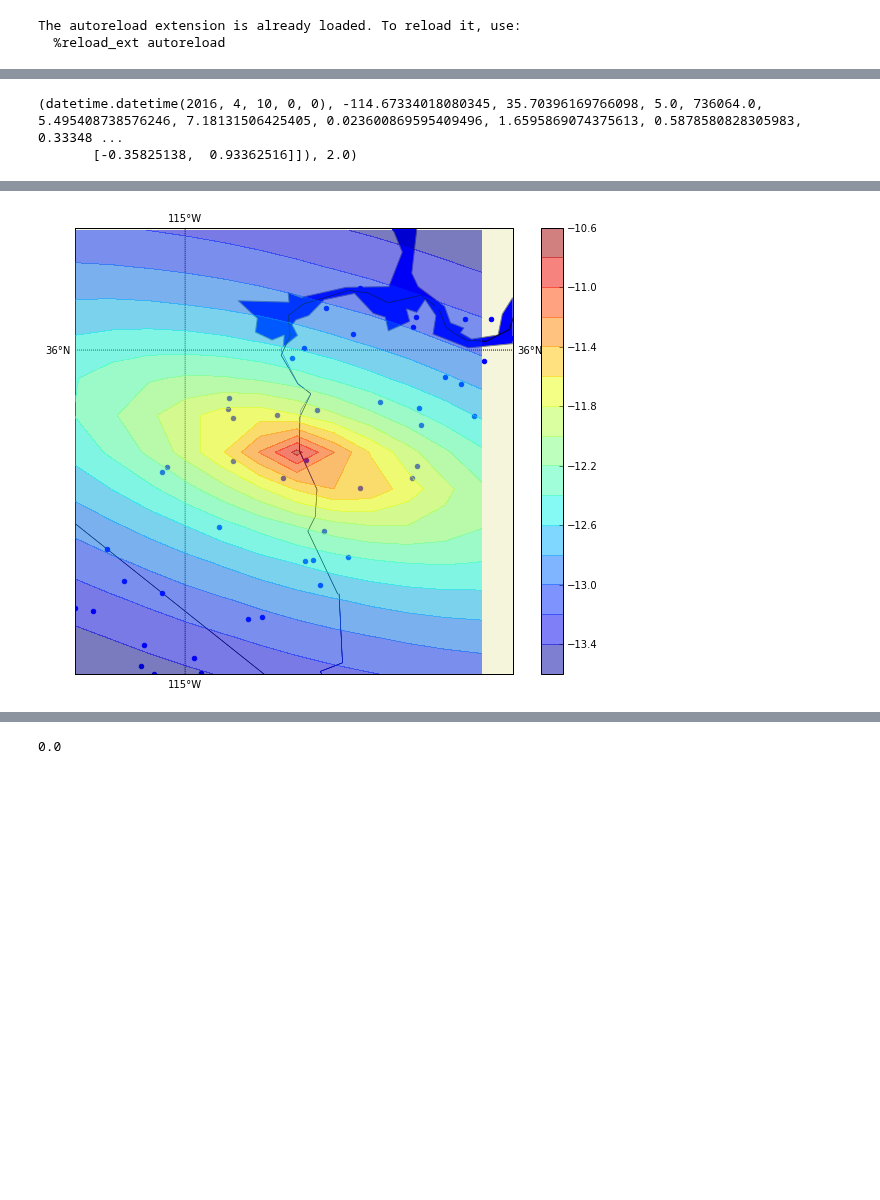
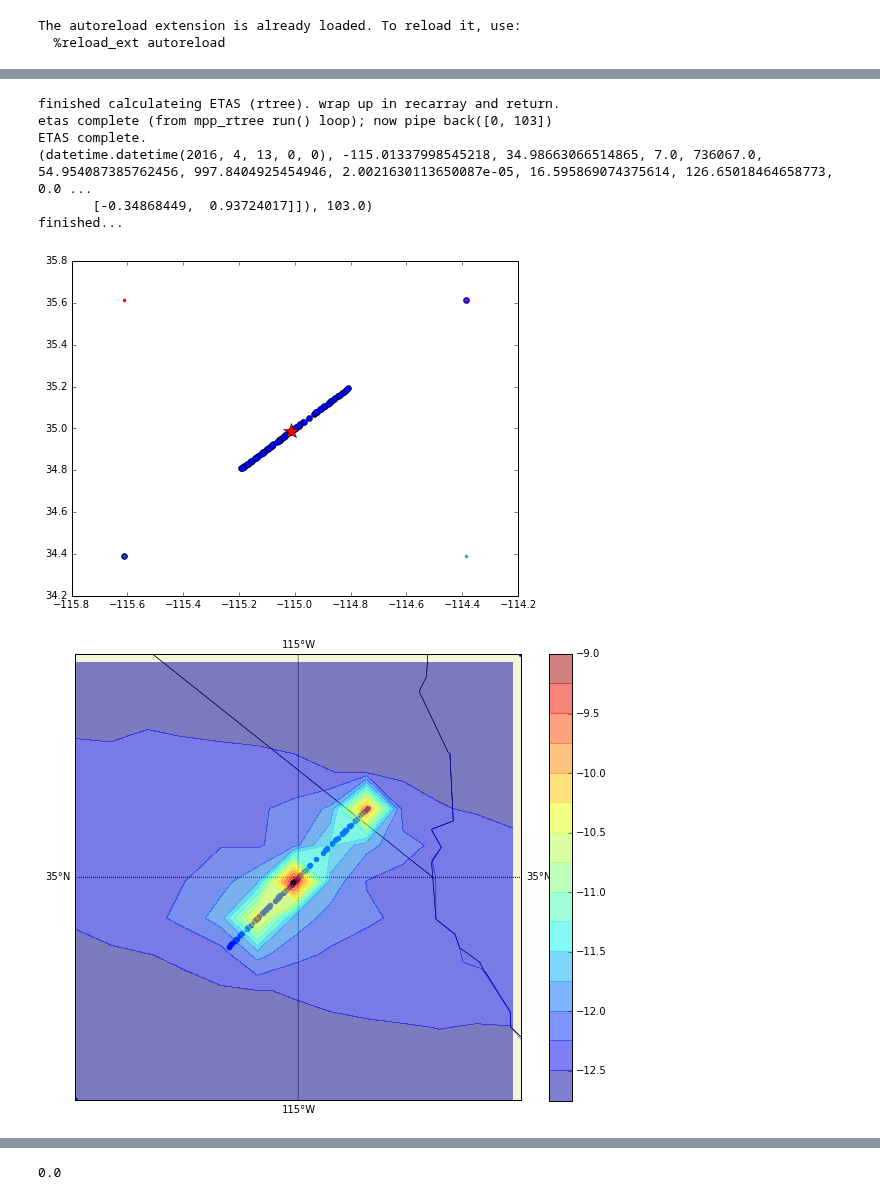
Before and after one commit to markyoder/globalETAS, a Jupyter notebook: globalETAS_unit_tests.ipynb, the cells around one changed output, grey strips where cells are left out. Drawn from its saved outputs; the diff is of its cells as text; code cells hidden in the pictures; blank space fills up the shorter version.

```diff
--- a/globalETAS_unit_tests.ipynb
+++ b/globalETAS_unit_tests.ipynb
@@ -120,2 +63,0 @@ class orientation_test(object):
-# %%
-etas = orientation_test(N_ev=50)
@@ -143,5 +63,0 @@ ETAS complete.
-# %%
-etas.cat[-1]
-# %% [output]
-(datetime.datetime(2016, 4, 10, 0, 0), -114.67334018080345, 35.70396169766098, 5.0, 736064.0, 5.495408738576246, 7.18131506425405, 0.023600869595409496, 1.6595869074375613, 0.5878580828305983, 0.33348 ...
-       [-0.35825138,  0.93362516]]), 2.0)
@@ -148,9 +153,21 @@ etas.cat[-1]
 # %%
-plt.figure(figsize=(10,8))
-ax=plt.gca()
-etas.etas.make_etas_contour_map(ax=ax)
-for ev in etas.etas.catalog:
-    #x,y = etas.etas.cm(ev['lon'], ev['lat'])
-    x,y = ev['lon'], ev['lat']
-    etas.etas.cm.scatter(x,y, marker='o', edgecolors='b')
+#etas = orientation_test(N_ev=50, theta=0.*3.14/4.)
+#for theta in [3.14/6, 3.14/4., 3.14/2., .75*3.14]:
+for theta in [-3.14/4.]:
+    etas = None
+    etas = orientation_test(N_ev=100, theta=theta, m0=7., dm=4.)
+    #
+    plt.figure(figsize=(10,8))
+    plt.clf()
+    ax=plt.gca()
+    etas.etas.make_etas_contour_map(ax=ax)
+    ms=etas.etas.catalog[0]
+    for ev in etas.etas.catalog:
+        #x,y = etas.etas.cm(ev['lon'], ev['lat'])
+        if ev['mag']>ms['mag']: ms=ev
+        x,y = ev['lon'], ev['lat']
+        etas.etas.cm.scatter(x,y, marker='o', edgecolors='b')
+    print(etas.etas.catalog[-1])
+    etas.etas.cm.scatter(ms['lon'], ms['lat'], marker='*', s=28, c='m', zorder=11)
+print('finished...')
 # %% [output]
@@ -157,4 +193,11 @@ for ev in etas.etas.catalog:
+finished calculateing ETAS (rtree). wrap up in recarray and return.
+etas complete (from mpp_rtree run() loop); now pipe back([0, 103])
+ETAS complete.
+(datetime.datetime(2016, 4, 13, 0, 0), -115.01337998545218, 34.98663066514865, 7.0, 736067.0, 54.954087385762456, 997.8404925454946, 2.0021630113650087e-05, 16.595869074375614, 126.65018464658773, 0.0 ...
+       [-0.34868449,  0.93724017]]), 103.0)
+finished...
-[figure, old version]
+[figure, new version]
+[figure, added]
 # %%
 XY = numpy.array(list(zip(etas.cat['lon'], etas.cat['lat'])))
 # %%
```
Also changed, not shown: parts of 10 cells of this notebook, 2 other files.
